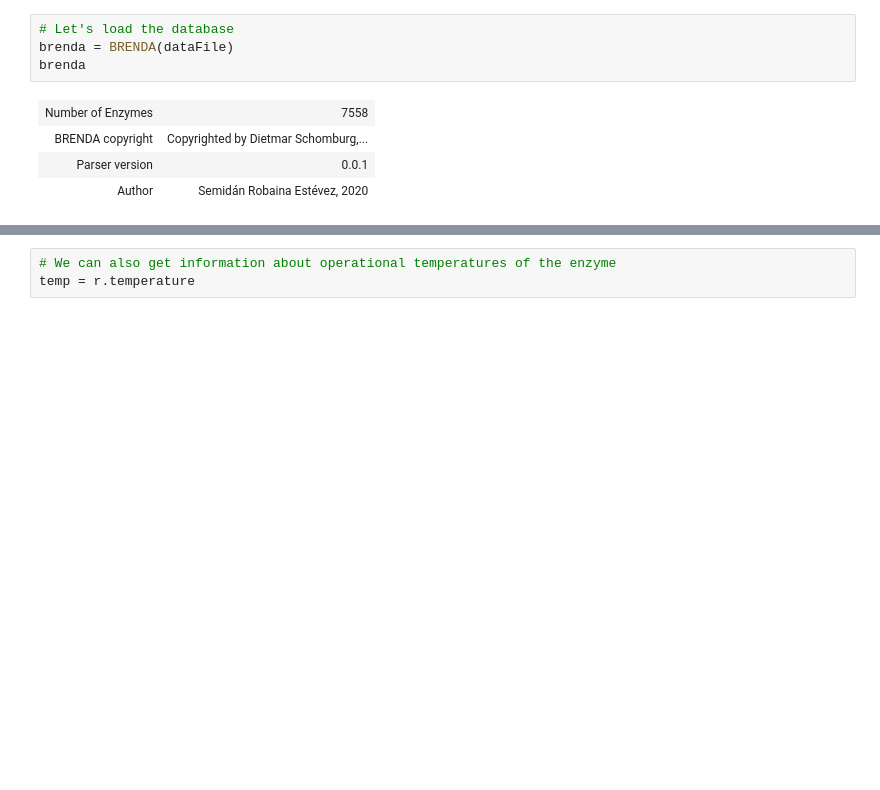
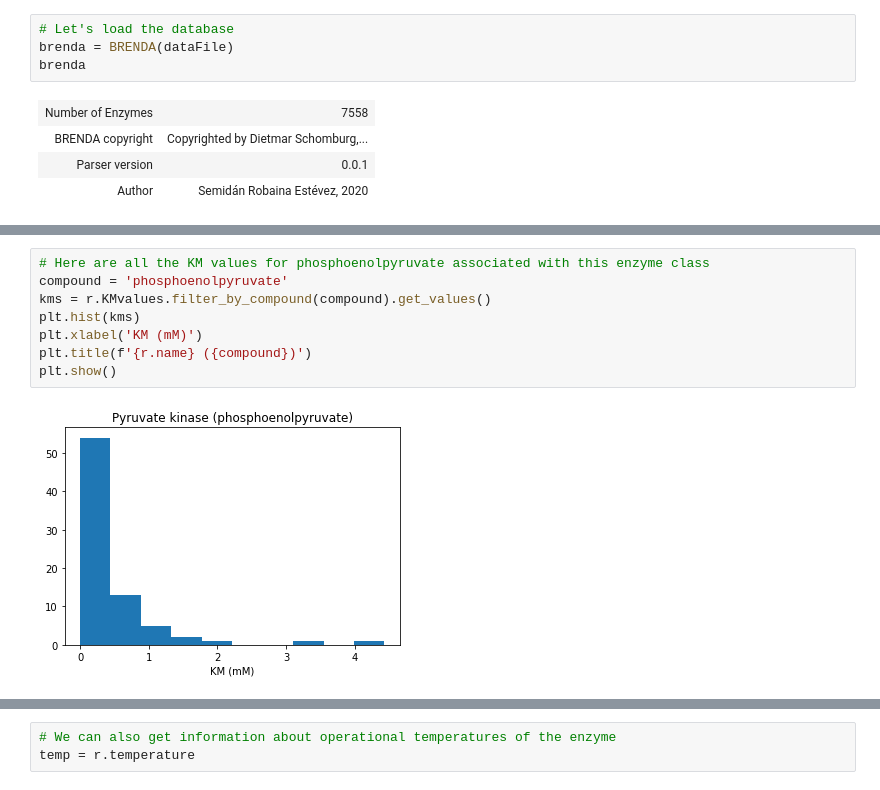
Before and after one commit to Robaina/BRENDApyrser, a Jupyter notebook: README.ipynb, the cells around one changed output, grey strips where cells are left out. Saved outputs shown, nothing was run; the diff lists cells and outputs as text; blank space fills up the shorter version.

```diff
--- a/README.ipynb
+++ b/README.ipynb
@@ -29,0 +76,10 @@ r
+# %%
+# Here are all the KM values for phosphoenolpyruvate associated with this enzyme class
+compound = 'phosphoenolpyruvate'
+kms = r.KMvalues.filter_by_compound(compound).get_values()
+plt.hist(kms)
+plt.xlabel('KM (mM)')
+plt.title(f'{r.name} ({compound})')
+plt.show()
+# %% [output]
+[figure, added]
```
Also changed, not shown: parts of 23 cells of this notebook, 8 other files.
